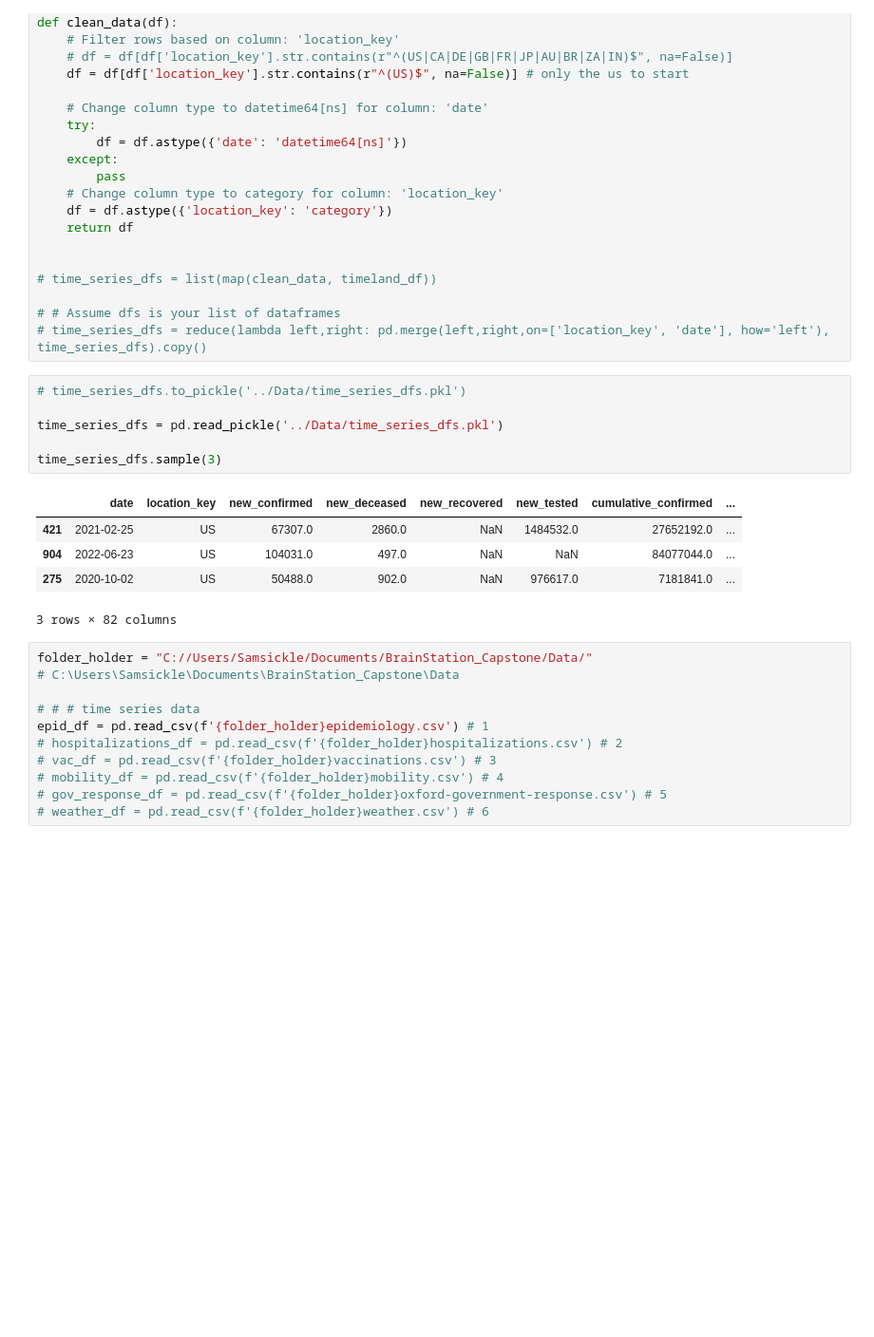
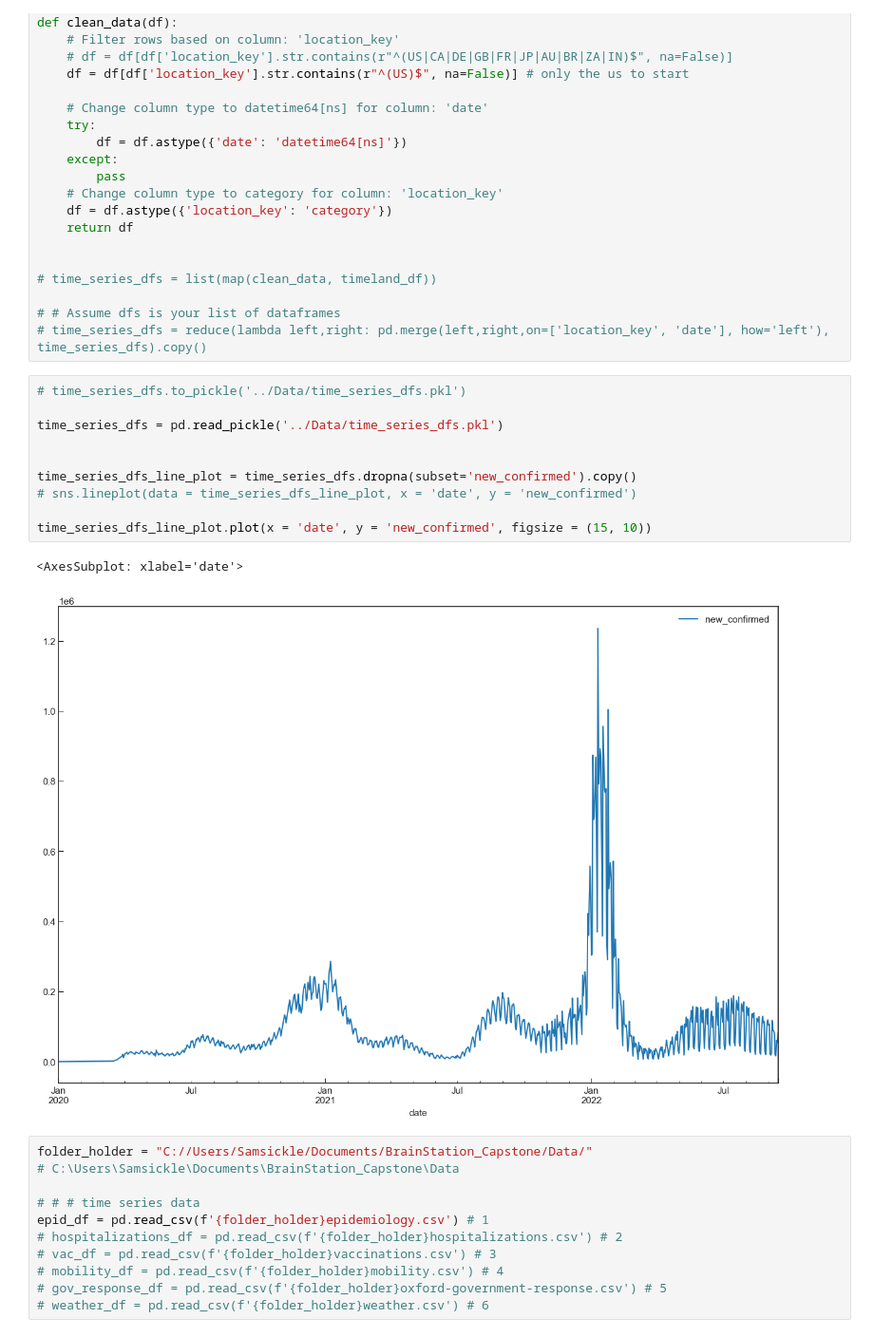
Before and after one commit to scelarek/CovidCast, a Jupyter notebook: Capstone/Jupyter Template.ipynb, the cells around one changed output. Shown at 95% size. Cells and saved outputs as stored; diff of their text form; blank space fills up the shorter version.

```diff
--- a/Capstone/Jupyter Template.ipynb
+++ b/Capstone/Jupyter Template.ipynb
@@ -114,15 +113,16 @@ def clean_data(df):
 # %%
 # time_series_dfs.to_pickle('../Data/time_series_dfs.pkl')
 
 time_series_dfs = pd.read_pickle('../Data/time_series_dfs.pkl')
 
-time_series_dfs.sample(3)
+
+time_series_dfs_line_plot = time_series_dfs.dropna(subset='new_confirmed').copy()
+# sns.lineplot(data = time_series_dfs_line_plot, x = 'date', y = 'new_confirmed')
+
+time_series_dfs_line_plot.plot(x = 'date', y = 'new_confirmed', figsize = (15, 10))
 # %% [output]
-|  | date | location_key | new_confirmed | new_deceased | new_recovered | new_tested | cumulative_confirmed | ... |
-| 421 | 2021-02-25 | US | 67307.0 | 2860.0 | NaN | 1484532.0 | 27652192.0 | ... |
-| 904 | 2022-06-23 | US | 104031.0 | 497.0 | NaN | NaN | 84077044.0 | ... |
-| 275 | 2020-10-02 | US | 50488.0 | 902.0 | NaN | 976617.0 | 7181841.0 | ... |
-3 rows × 82 columns
+<AxesSubplot: xlabel='date'>
+[figure, added]
 # %%
 folder_holder = "C://Users/Samsickle/Documents/BrainStation_Capstone/Data/"
 # C:\Users\Samsickle\Documents\BrainStation_Capstone\Data
```
Also changed, not shown: parts of 1 cell of this notebook, 5 other files.
